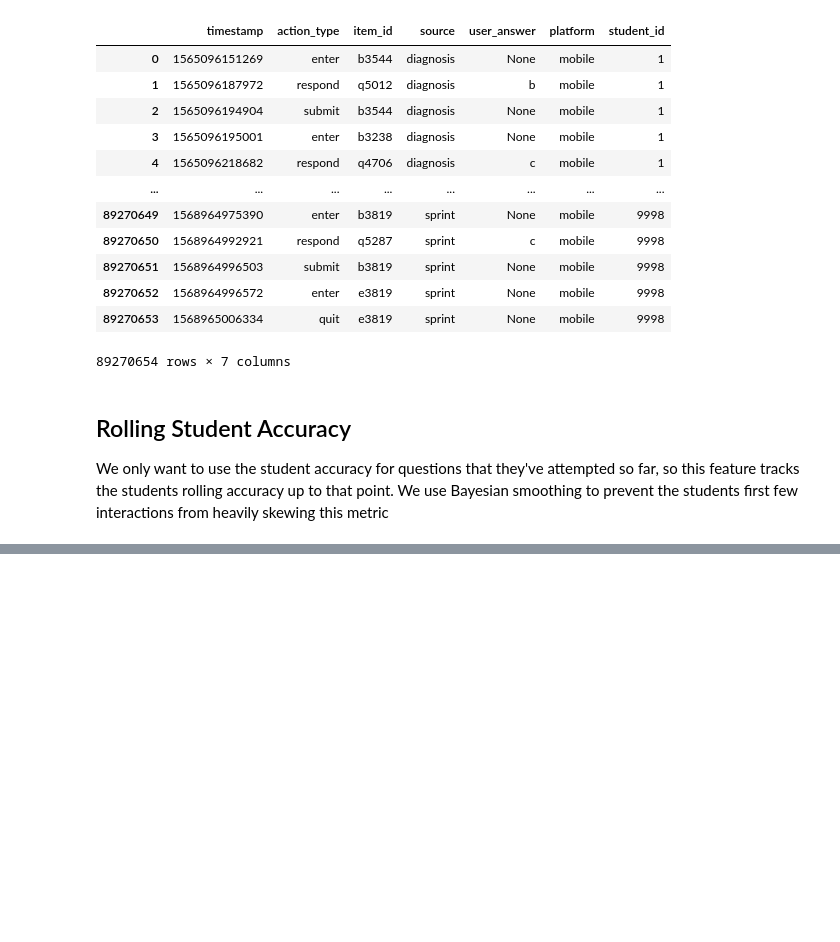
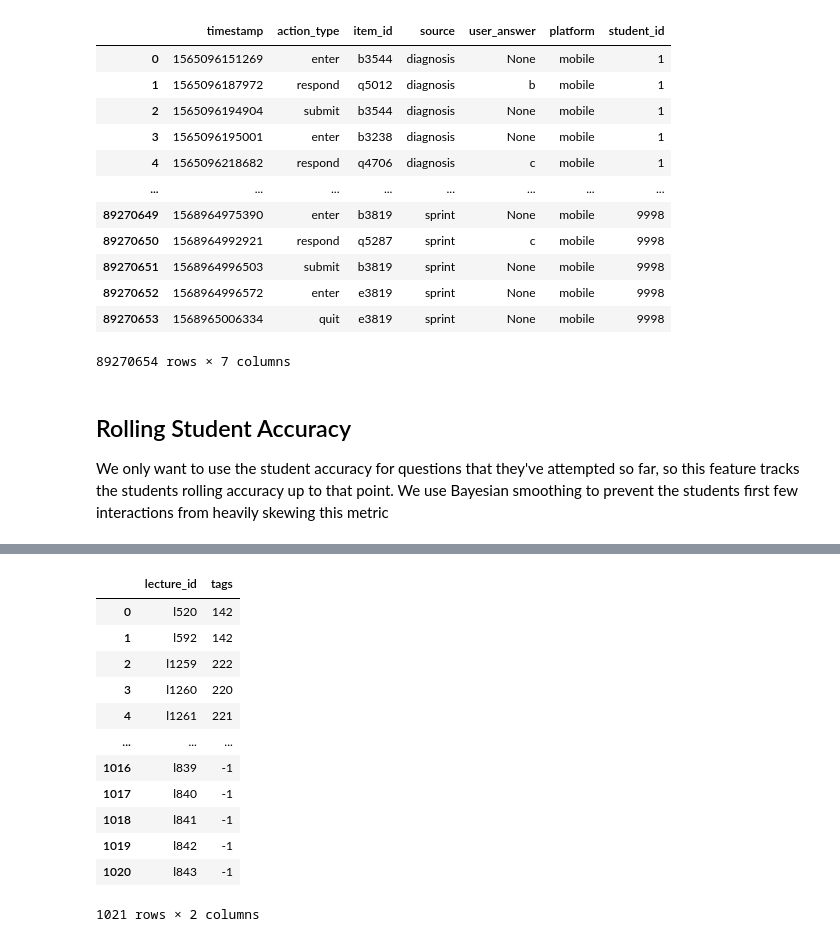
Before and after one commit to bbelandr/MachineLearningProject, a Jupyter notebook: feature_eng.ipynb, the cells around one changed output, grey strips where cells are left out. Saved outputs shown, nothing was run; the diff lists cells and outputs as text; code cells hidden in the pictures; blank space fills up the shorter version.

```diff
--- a/feature_eng.ipynb
+++ b/feature_eng.ipynb
@@ -168,0 +214,20 @@ final_val_df.write_parquet(r".\Data\final_val_data.parquet")
+# %%
+# read in content data that assoicates lecture_id with tag
+contents_df = pd.read_csv("./Data/contents/lectures.csv")
+contents_df.columns = contents_df.columns.str.strip()
+lec_df = contents_df.drop(['part', 'video_length', 'deployed_at'], axis=1)
+lec_df
+# %% [output]
+|  | lecture_id | tags |
+| 0 | l520 | 142 |
+| 1 | l592 | 142 |
+| 2 | l1259 | 222 |
+| 3 | l1260 | 220 |
+| 4 | l1261 | 221 |
+| ... | ... | ... |
+| 1016 | l839 | -1 |
+| 1017 | l840 | -1 |
+| 1018 | l841 | -1 |
+| 1019 | l842 | -1 |
+| 1020 | l843 | -1 |
+1021 rows × 2 columns
```
Also changed, not shown: parts of 12 cells of this notebook.
